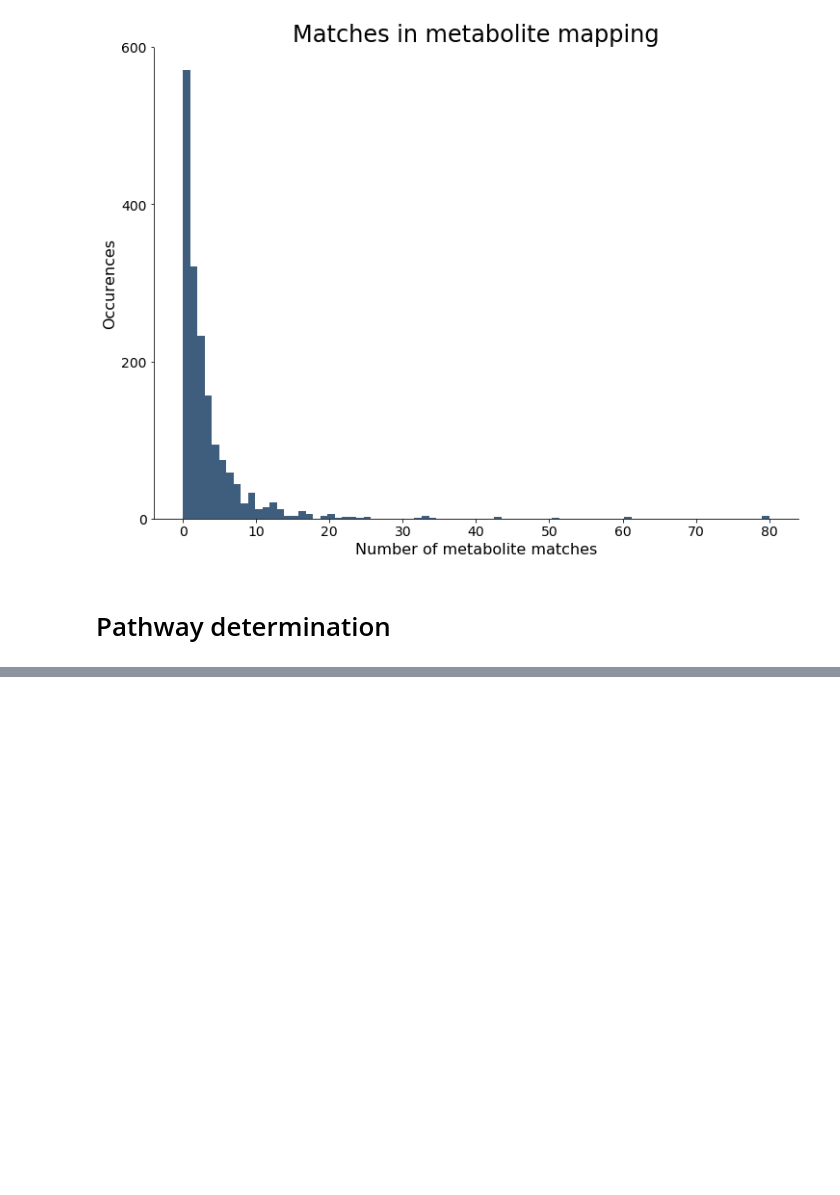
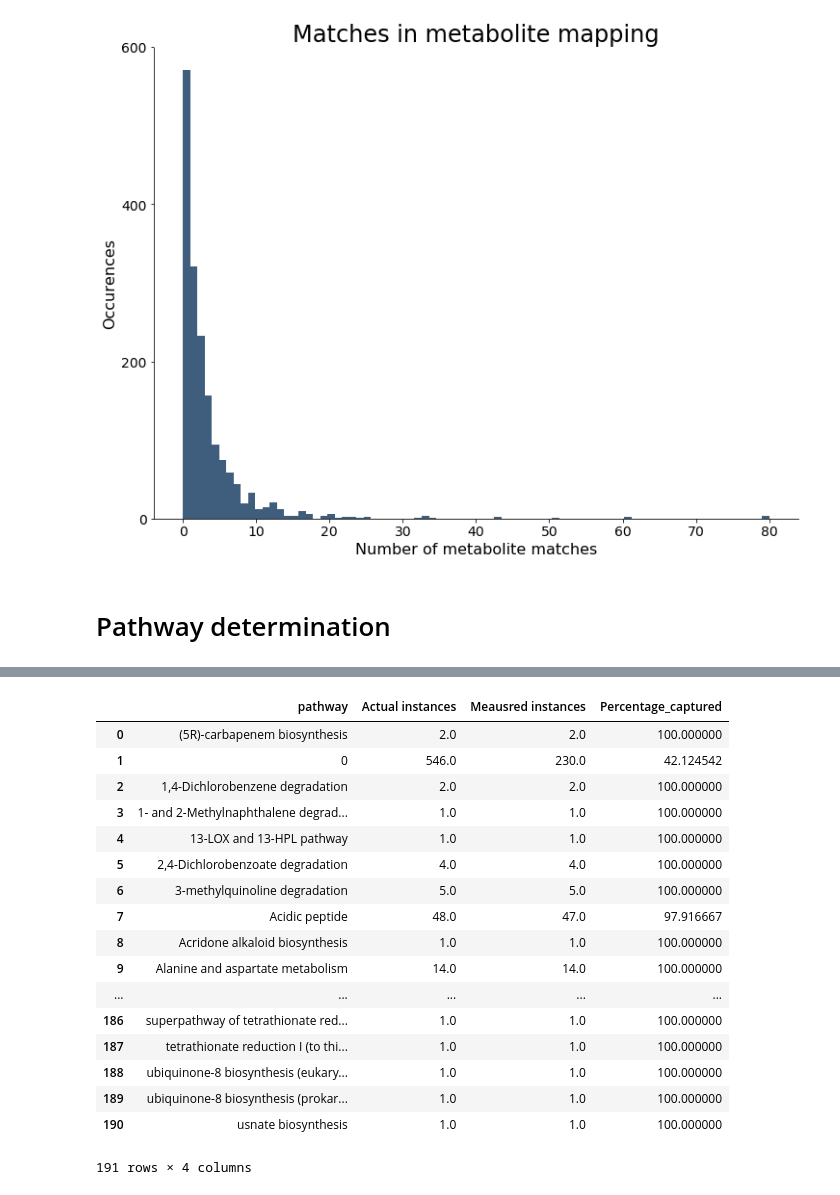
Before and after one commit to maalcantar/microbiome_metabolomics, a Jupyter notebook: Acinetobacter baumannii mass spec. mapping.ipynb, the cells around one changed output, grey strips where cells are left out. Drawn from its saved outputs; the diff is of its cells as text; code cells hidden in the pictures; blank space fills up the shorter version.

```diff
--- a/Acinetobacter baumannii mass spec. mapping.ipynb
+++ b/Acinetobacter baumannii mass spec. mapping.ipynb
@@ -631,0 +763,54 @@ plt.show()
+# %%
+# Counting pathways and how many were missed
+
+pathway_analysis_list = []
+
+for pathway in pathway_set_final:
+    Actual_instances = 0
+    Measured_instances = 0
+    counter = 0
+
+    pathway_dict = {'pathway':pathway,'Actual instances':0, 'Meausred instances':0, 'Percentage_captured':0}
+    for pathway_options in df_AB_mass_spec_mapping_pathways['pathway']:
+        if pathway in pathway_options:
+            Actual_instances += 1
+            if df_AB_mass_spec_mapping_pathways.loc[counter,'mapped_formula'] == '':
+                pass
+            else:
+                Measured_instances += 1
+            counter += 1
+
+    pathway_dict['Actual instances'] = int(Actual_instances)
+    pathway_dict['Meausred instances'] = int(Measured_instances)
+    pathway_dict['Percentage_captured'] = float(Measured_instances)/float(Actual_instances) * 100
+
+    pathway_analysis_list.append(pathway_dict)
+# %%
+pathway_analysis_df = pd.DataFrame()
+for index in range(len(pathway_analysis_list)):
+    pathway_analysis_df = pathway_analysis_df.append(pathway_analysis_list[index], ignore_index = True)
+# pathway_analysis_df
+
+cols = pathway_analysis_df.columns.tolist()
+cols = cols[-1:] + cols[:-1]
+pathway_analysis_df = pathway_analysis_df[cols]
+pathway_analysis_df
+# %% [output]
+|  | pathway | Actual instances | Meausred instances | Percentage_captured |
+| 0 | (5R)-carbapenem biosynthesis | 2.0 | 2.0 | 100.000000 |
+| 1 | 0 | 546.0 | 230.0 | 42.124542 |
+| 2 | 1,4-Dichlorobenzene degradation | 2.0 | 2.0 | 100.000000 |
+| 3 | 1- and 2-Methylnaphthalene degrad... | 1.0 | 1.0 | 100.000000 |
+| 4 | 13-LOX and 13-HPL pathway | 1.0 | 1.0 | 100.000000 |
+| 5 | 2,4-Dichlorobenzoate degradation | 4.0 | 4.0 | 100.000000 |
+| 6 | 3-methylquinoline degradation | 5.0 | 5.0 | 100.000000 |
+| 7 | Acidic peptide | 48.0 | 47.0 | 97.916667 |
+| 8 | Acridone alkaloid biosynthesis | 1.0 | 1.0 | 100.000000 |
+| 9 | Alanine and aspartate metabolism | 14.0 | 14.0 | 100.000000 |
+| ... | ... | ... | ... | ... |
+| 186 | superpathway of tetrathionate red... | 1.0 | 1.0 | 100.000000 |
+| 187 | tetrathionate reduction I (to thi... | 1.0 | 1.0 | 100.000000 |
+| 188 | ubiquinone-8 biosynthesis (eukary... | 1.0 | 1.0 | 100.000000 |
+| 189 | ubiquinone-8 biosynthesis (prokar... | 1.0 | 1.0 | 100.000000 |
+| 190 | usnate biosynthesis | 1.0 | 1.0 | 100.000000 |
+191 rows × 4 columns
```
Also changed, not shown: parts of 11 cells of this notebook.
